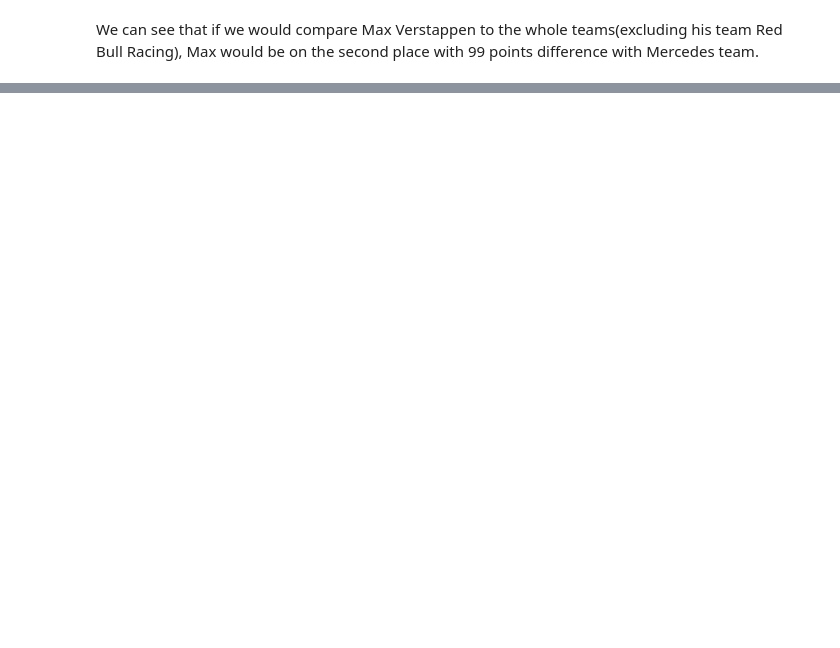
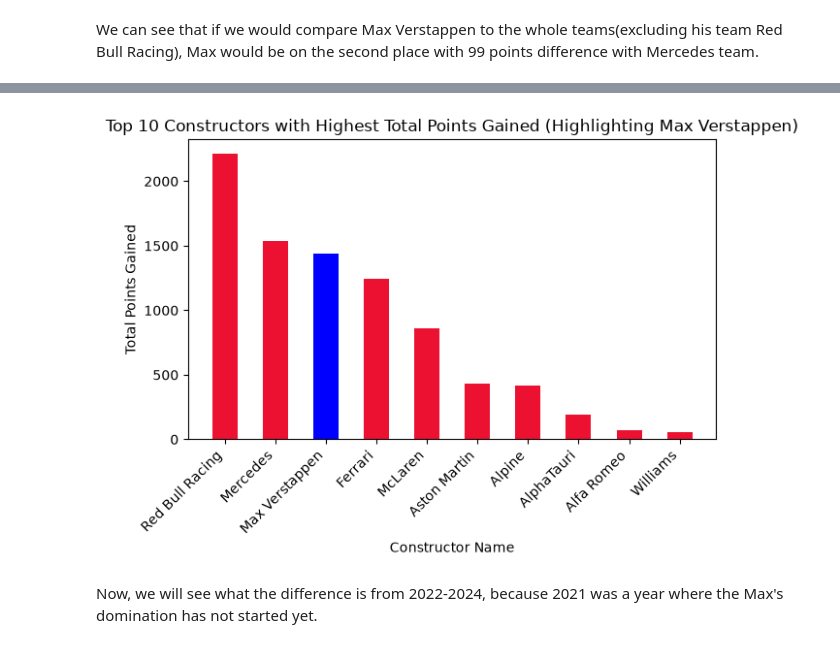
Before and after one commit to skyaax/f1_project, a Jupyter notebook: f1.ipynb, the cells around one changed output, grey strips where cells are left out. Cells and saved outputs as stored; diff of their text form; code cells hidden in the pictures; blank space fills up the shorter version.

Commit message:
added some graphs

```diff
--- a/f1.ipynb
+++ b/f1.ipynb
@@ -275,0 +273,7 @@ plt.bar("Max Verstappen", max_points, color='Blue', width=0.5)
+# %%
+results_analysis_1 = results_analysis.copy()
+max_points_df = pd.DataFrame({"constructor_name": ["Max Verstappen"], "sum_of_points_constructor": max_points})
+results_analysis_1 = pd.concat([results_analysis_1,max_points_df], ignore_index=True)
+results_analysis_1 = results_analysis_1.sort_values(by="sum_of_points_constructor", ascending=False).drop_duplicates(subset=["constructor_name"], keep="first")
+results_analysis_1 = results_analysis_1[["constructor_name","sum_of_points_constructor"]].head(10)
+results_analysis_1
@@ -275,0 +292,12 @@ plt.bar("Max Verstappen", max_points, color='Blue', width=0.5)
+# %%
+plt.bar(results_analysis_1["constructor_name"], results_analysis_1["sum_of_points_constructor"], width=0.5, color=['blue' if name == "Max Verstappen" else '#ED1131' for name in results_analysis_1["constructor_name"]])
+plt.title("Top 10 Constructors with Highest Total Points Gained (Highlighting Max Verstappen)")
+plt.xlabel("Constructor Name")
+plt.ylabel("Total Points Gained")
+plt.xticks(rotation=45, ha='right')
+plt.tight_layout()
+plt.show()
+# %% [output]
+[figure, added]
+# %% [markdown]
+Now, we will see what the difference is from 2022-2024, because 2021 was a year where the Max's domination has not started yet.
```
Also changed, not shown: parts of 18 cells of this notebook.
